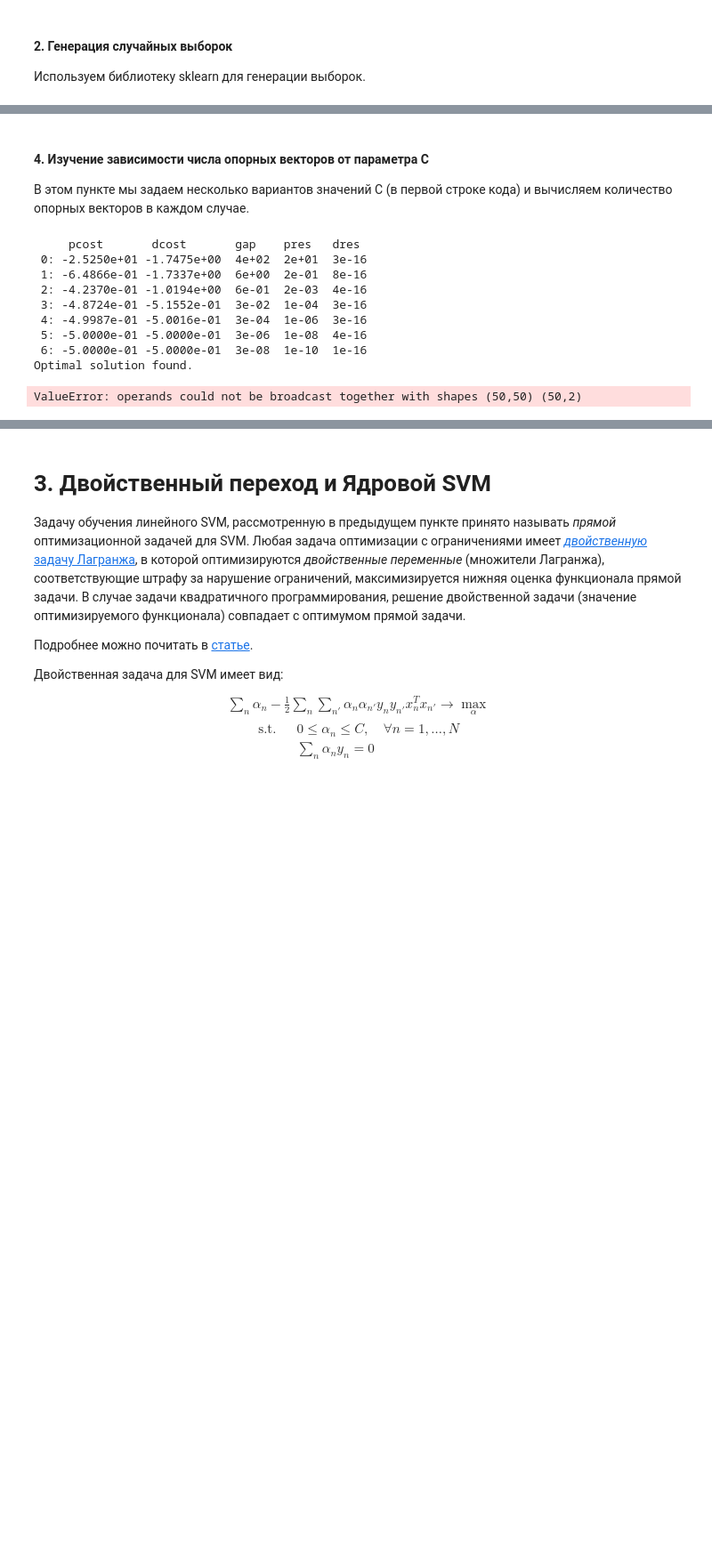
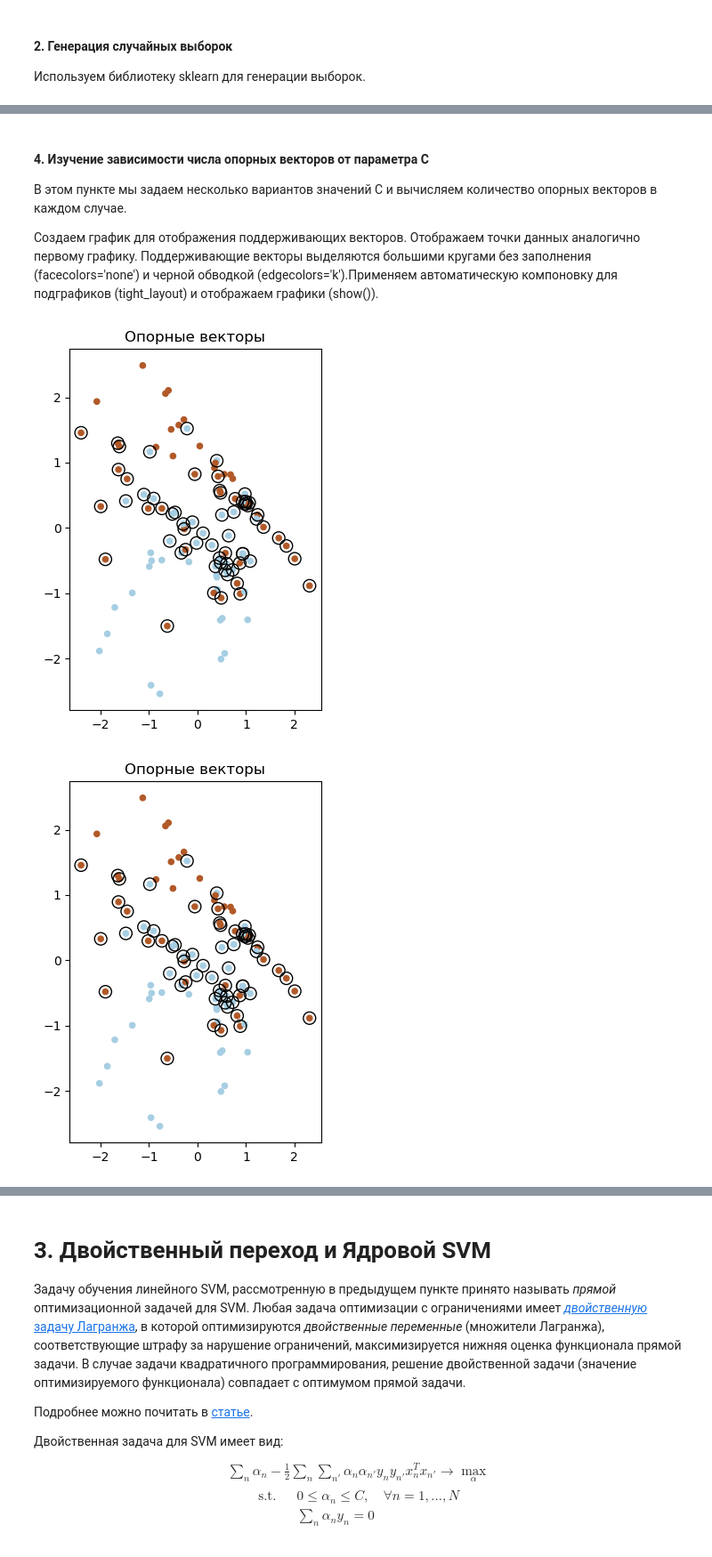
Before and after one commit to adforis/ML, a Jupyter notebook: lab04/homework-practice-04-SVM.ipynb, the cells around one changed output, grey strips where cells are left out. Shown at 89% size. Drawn from its saved outputs; the diff is of its cells as text; code cells hidden in the pictures; blank space fills up the shorter version.

```diff
--- a/lab04/homework-practice-04-SVM.ipynb
+++ b/lab04/homework-practice-04-SVM.ipynb
@@ -271,29 +244,27 @@ NameError: name 'w' is not defined
 # %% [markdown]
 #### 4. Изучение зависимости числа опорных векторов от параметра C
 
-В этом пункте мы задаем несколько вариантов значений С (в первой строке кода) и вычисляем количество опорных векторов в каждом случае.
+В этом пункте мы задаем несколько вариантов значений С и вычисляем количество опорных векторов в каждом случае.
+
+Создаем график для отображения поддерживающих векторов. Отображаем точки данных аналогично первому графику. Поддерживающие векторы выделяются большими кругами без заполнения (facecolors='none') и черной обводкой (edgecolors='k').Применяем автоматическую компоновку для подграфиков (tight_layout) и отображаем графики (show()).
-# %%
-C_values = [0.01, 0.1, 1.0, 10.0]
-num_sv = []
-
-for C in C_values:
-    w, b, alphas = svm_train(X1, y1, C)
-    num_sv.append(np.sum(alphas > 1e-5))
-
-plt.plot(C_values, num_sv)
-plt.xscale('log')
-plt.xlabel('C')
-plt.ylabel('Количество опорных векторов')
-plt.title('Зависимость количества опорных векторов от C')
-plt.show()
-# %% [output]
-     pcost       dcost       gap    pres   dres
- 0: -2.5250e+01 -1.7475e+00  4e+02  2e+01  3e-16
- 1: -6.4866e-01 -1.7337e+00  6e+00  2e-01  8e-16
- 2: -4.2370e-01 -1.0194e+00  6e-01  2e-03  4e-16
- 3: -4.8724e-01 -5.1552e-01  3e-02  1e-04  3e-16
- 4: -4.9987e-01 -5.0016e-01  3e-04  1e-06  3e-16
- 5: -5.0000e-01 -5.0000e-01  3e-06  1e-08  4e-16
- 6: -5.0000e-01 -5.0000e-01  3e-08  1e-10  1e-16
-Optimal solution found.
-ValueError: operands could not be broadcast together with shapes (50,50) (50,2)
+# %%
+# Фуекция для преобразования признаков
+def feature_transformation(X):
+    return np.c_[X, X[:, 0]**2, X[:, 0]*X[:, 1], X[:, 1]**2]
+
+# Задали цэшки
+C_values = [0.01, 1, 100]
+
+datasets = []
+
+for C in C_values:
+        plt.subplot(1, 2, 2)
+        plt.title("Опорные векторы")
+        plt.scatter(X[:, 0], X[:, 1], c=y, cmap=plt.cm.Paired, s=20)
+        plt.scatter(clf.support_vectors_[:, 0], clf.support_vectors_[:, 1], s=100, facecolors='none', edgecolors='k')
+
+        plt.tight_layout()
+        plt.show()
+# %% [output]
+[figure, added]
+[figure, added]
```
Also changed, not shown: parts of 11 cells of this notebook.
